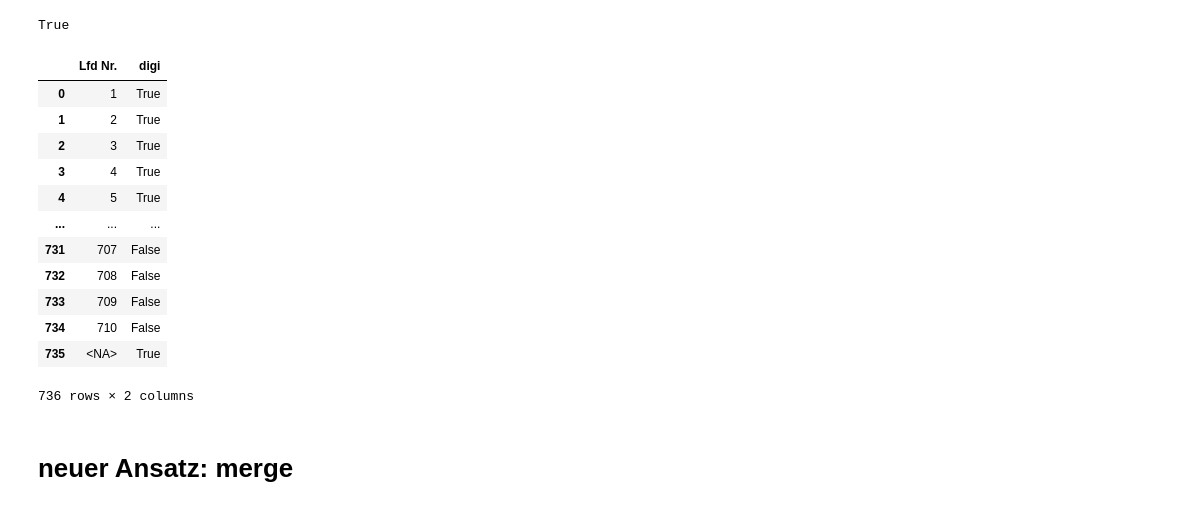
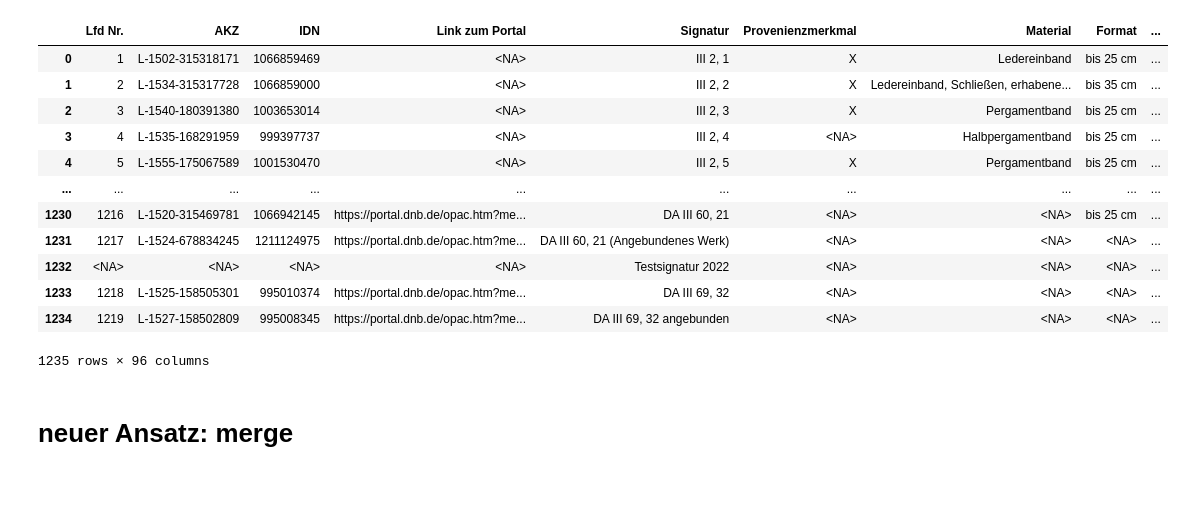
Before and after one commit to buchmuseum/vrekon, a Jupyter notebook: notebooks/be-listen.ipynb, the cells around one changed output. Cells and saved outputs as stored; diff of their text form; code cells hidden in the pictures.

```diff
--- a/notebooks/be-listen.ipynb
+++ b/notebooks/be-listen.ipynb
@@ -13,5 +10,0 @@ Problem: die neuen IDNs kommen so nicht mit. Nützt also nichts.
-# %%
-# Merge enthält alle Sätze, die in meiner Liste und in der BE-Liste stehen
-"2" in be.merge(ii, how="right", left_on=["AKZ", "IDN"], right_on=["akz", "idn"])["Lfd Nr."].values
-# %% [output]
-True
@@ -26,20 +11,19 @@ gesamt["digi"] = gesamt["Lfd Nr."].apply(check_digi)
-# %%
-# gesamt enthält in spalte digi info, ob datensatz teil des projektes oder nicht.
-gesamt
-# %% [output]
-|  | Lfd Nr. | digi |
-| 0 | 1 | True |
-| 1 | 2 | True |
-| 2 | 3 | True |
-| 3 | 4 | True |
-| 4 | 5 | True |
-| ... | ... | ... |
-| 731 | 707 | False |
-| 732 | 708 | False |
-| 733 | 709 | False |
-| 734 | 710 | False |
-| 735 | <NA> | True |
-736 rows × 2 columns
+# %%
+be
+# %% [output]
+|  | Lfd Nr. | AKZ | IDN | Link zum Portal | Signatur | Provenienzmerkmal | Material | Format | ... |
+| 0 | 1 | L-1502-315318171 | 1066859469 | <NA> | III 2, 1 | X | Ledereinband | bis 25 cm | ... |
+| 1 | 2 | L-1534-315317728 | 1066859000 | <NA> | III 2, 2 | X | Ledereinband, Schließen, erhabene... | bis 35 cm | ... |
+| 2 | 3 | L-1540-180391380 | 1003653014 | <NA> | III 2, 3 | X | Pergamentband | bis 25 cm | ... |
+| 3 | 4 | L-1535-168291959 | 999397737 | <NA> | III 2, 4 | <NA> | Halbpergamentband | bis 25 cm | ... |
+| 4 | 5 | L-1555-175067589 | 1001530470 | <NA> | III 2, 5 | X | Pergamentband | bis 25 cm | ... |
+| ... | ... | ... | ... | ... | ... | ... | ... | ... | ... |
+| 1230 | 1216 | L-1520-315469781 | 1066942145 | https://portal.dnb.de/opac.htm?me... | DA III 60, 21 | <NA> | <NA> | bis 25 cm | ... |
+| 1231 | 1217 | L-1524-678834245 | 1211124975 | https://portal.dnb.de/opac.htm?me... | DA III 60, 21 (Angebundenes Werk) | <NA> | <NA> | <NA> | ... |
+| 1232 | <NA> | <NA> | <NA> | <NA> | Testsignatur 2022 | <NA> | <NA> | <NA> | ... |
+| 1233 | 1218 | L-1525-158505301 | 995010374 | https://portal.dnb.de/opac.htm?me... | DA III 69, 32 | <NA> | <NA> | <NA> | ... |
+| 1234 | 1219 | L-1527-158502809 | 995008345 | https://portal.dnb.de/opac.htm?me... | DA III 69, 32 angebunden | <NA> | <NA> | <NA> | ... |
+1235 rows × 96 columns
 # %% [markdown]
 # neuer Ansatz: merge
 # %%
```
Also changed, not shown: parts of 15 cells of this notebook, 3 other files.
